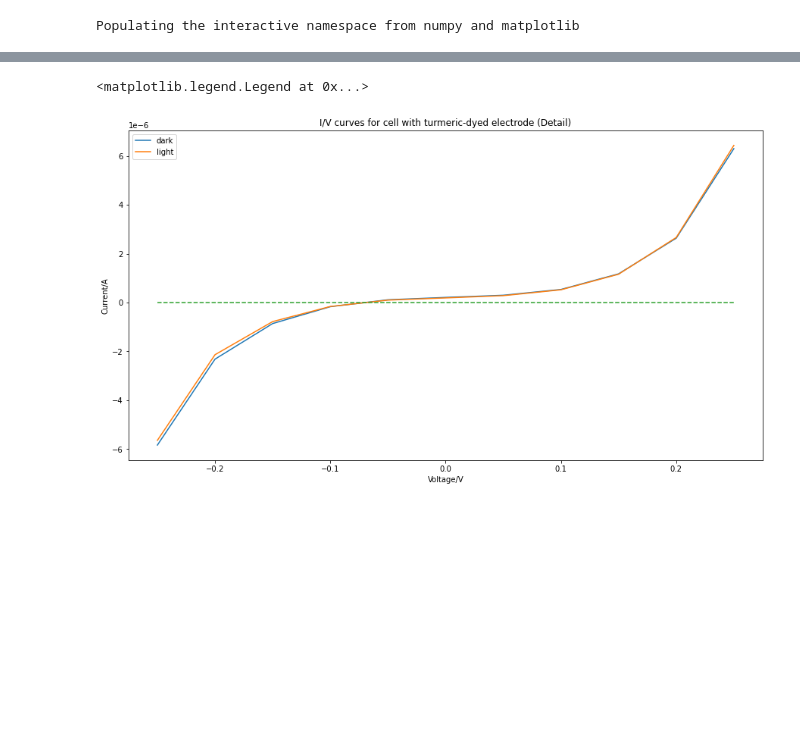
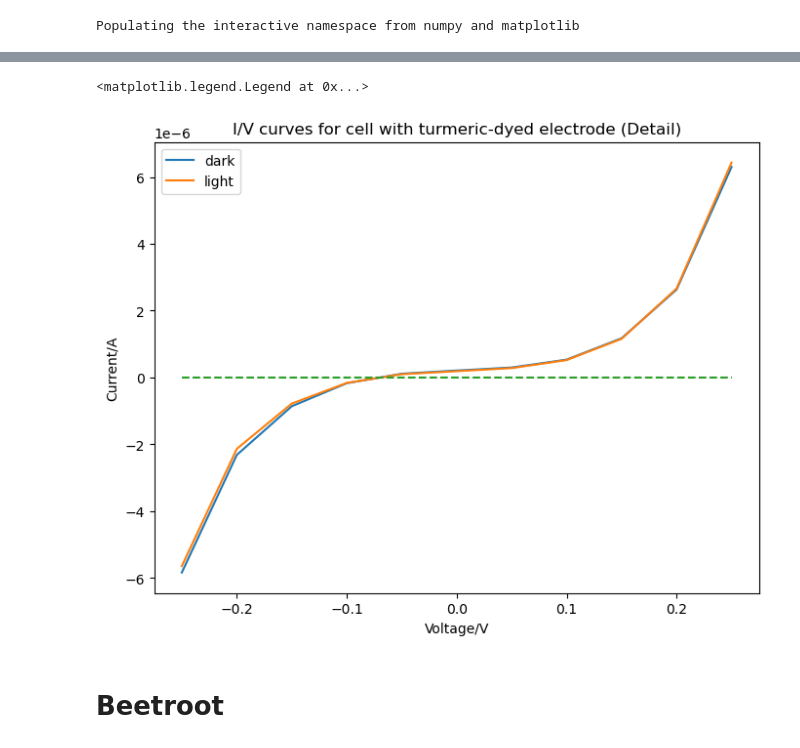
Before and after one commit to notmuchgeek/y3_DSSC, a Jupyter notebook: DSSC_data_analysis_IV_curves_Colin-Version.ipynb, the cells around one changed output, grey strips where cells are left out. Saved outputs shown, nothing was run; the diff lists cells and outputs as text; code cells hidden in the pictures; blank space fills up the shorter version.

```diff
--- a/DSSC_data_analysis_IV_curves_Colin-Version.ipynb
+++ b/DSSC_data_analysis_IV_curves_Colin-Version.ipynb
@@ -85,19 +91,21 @@ legend()
 # %%
-figure = figsize(15,8)
-Turdark=genfromtxt('plot_datasets\iv-curves\SC3_Tur_dark.txt',delimiter=' ')
-Turlight=genfromtxt('plot_datasets\iv-curves\SC3_Tur_med-light.txt',delimiter=' ')
+figure = figsize(8,6)
+Turdark=genfromtxt('all_plot_datasets\SC3_Tur_dark.txt',delimiter=' ')
+Turlight=genfromtxt('all_plot_datasets\SC3_Tur_med-light.txt',delimiter=' ')
 vTurdark=Turdark[9:-9,0]
 iTurdark=Turdark[9:-9,1]
 vTurlight=Turlight[9:-9,0]
 iTurlight=Turlight[9:-9,1]
 plot(vTurdark,iTurdark,label = 'dark')
 plot(vTurlight,iTurlight,label = 'light')
 plot(vTurdark,0+iTurdark-iTurdark,linestyle='--')
 title('I/V curves for cell with turmeric-dyed electrode (Detail)')
 xlabel('Voltage/V')
 ylabel('Current/A')
 legend()
 # %% [output]
 <matplotlib.legend.Legend at 0x...>
-[figure, old version]
+[figure, new version]
+# %% [markdown]
+# Beetroot
 # %%
```
Also changed, not shown: parts of 9 cells of this notebook, 37 other files.
